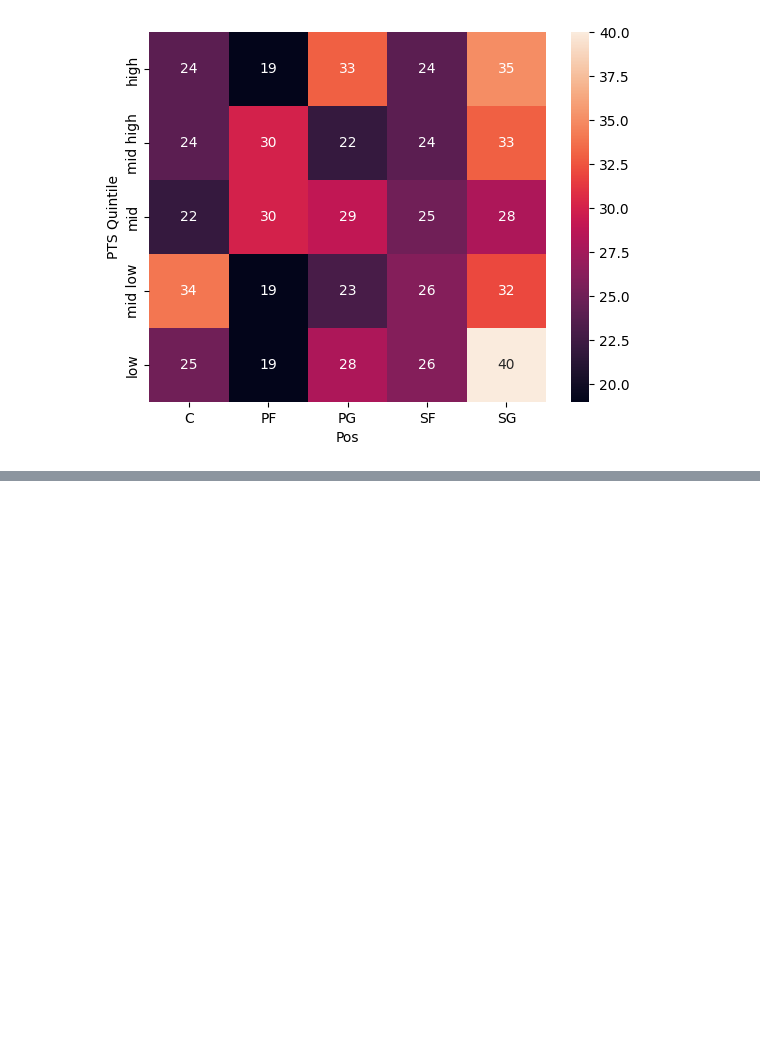
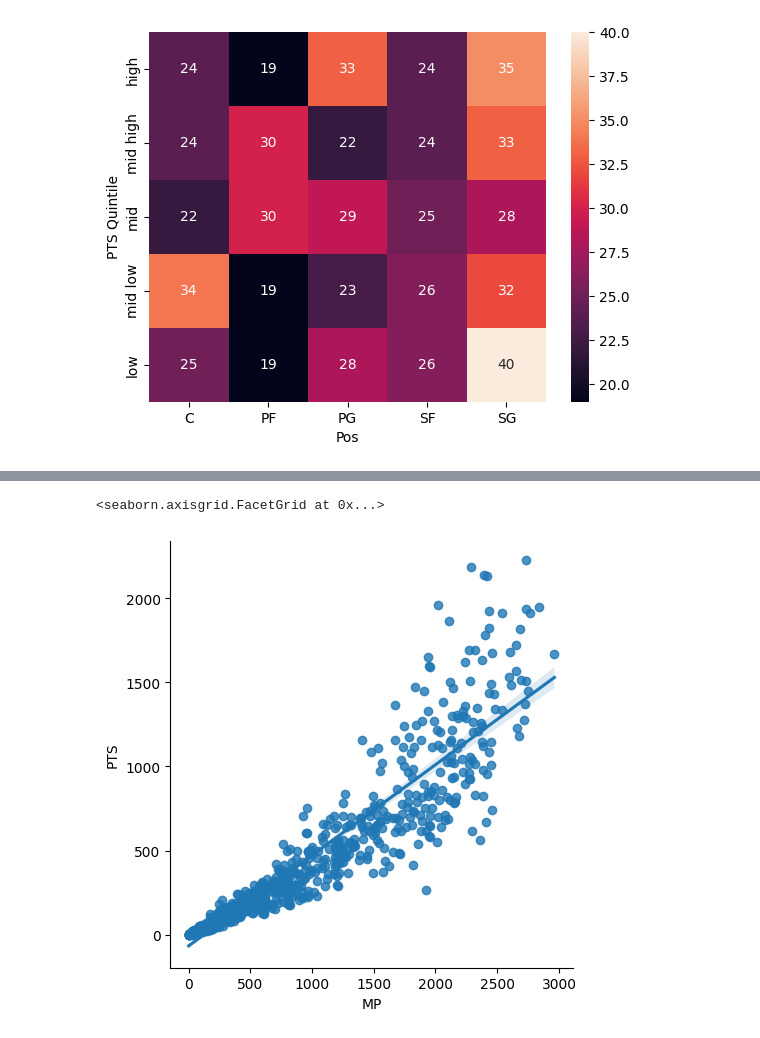
Before and after one commit to CL-CodingStuff/nba_project, a Jupyter notebook: nba_project.ipynb, the cells around one changed output, grey strips where cells are left out. Drawn from its saved outputs; the diff is of its cells as text; code cells hidden in the pictures; blank space fills up the shorter version.

```diff
--- a/nba_project.ipynb
+++ b/nba_project.ipynb
@@ -300,0 +292,5 @@ NameError: name 'df' is not defined
+# %%
+sns.lmplot(data=nba, x="MP", y="PTS")
+# %% [output]
+<seaborn.axisgrid.FacetGrid at 0x...>
+[figure, added]
```
Also changed, not shown: parts of 3 cells of this notebook.
